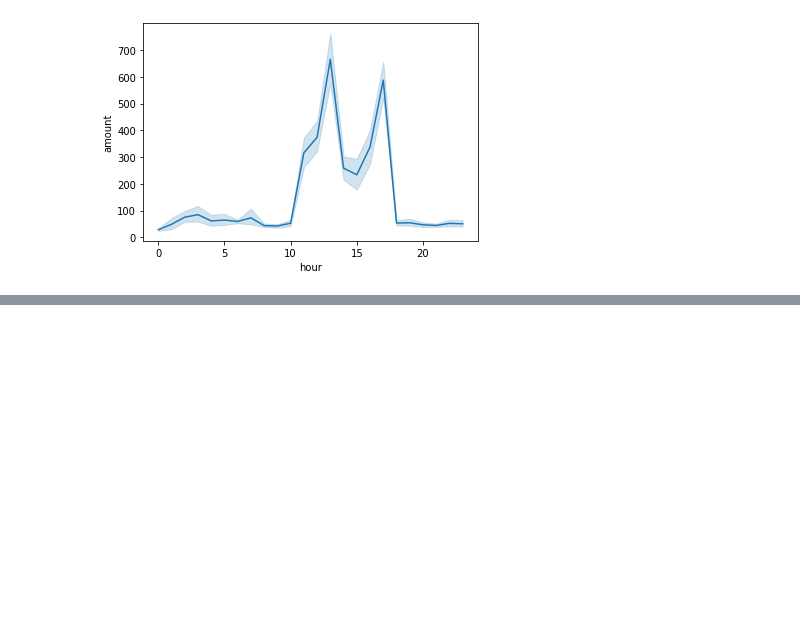
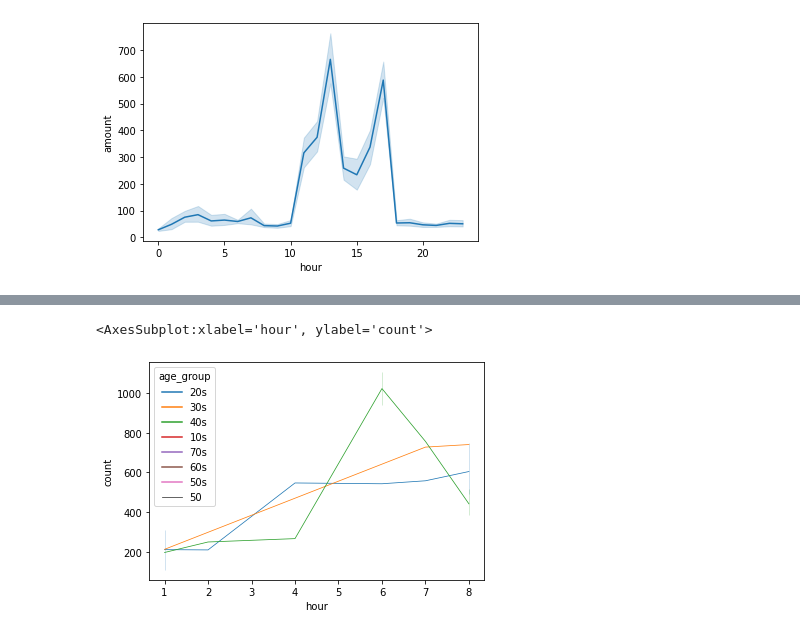
Before and after one commit to jiyoungparkme/machine_learning, a Jupyter notebook: anz_virtual_internship/anz_task_1.ipynb, the cells around one changed output, grey strips where cells are left out. Drawn from its saved outputs; the diff is of its cells as text; code cells hidden in the pictures; blank space fills up the shorter version.

```diff
--- a/anz_virtual_internship/anz_task_1.ipynb
+++ b/anz_virtual_internship/anz_task_1.ipynb
@@ -228,0 +286,3 @@ sns.lineplot(data=data, x='hour', y='amount')
+# %%
+df = data.groupby('hour').sum()
+df
@@ -228,0 +308,5 @@ sns.lineplot(data=data, x='hour', y='amount')
+# %%
+sns.lineplot(data=data, x='hour', y=df['count'], hue='age_group',)
+# %% [output]
+<AxesSubplot:xlabel='hour', ylabel='count'>
+[figure, added]
```
Also changed, not shown: parts of 6 cells of this notebook.
